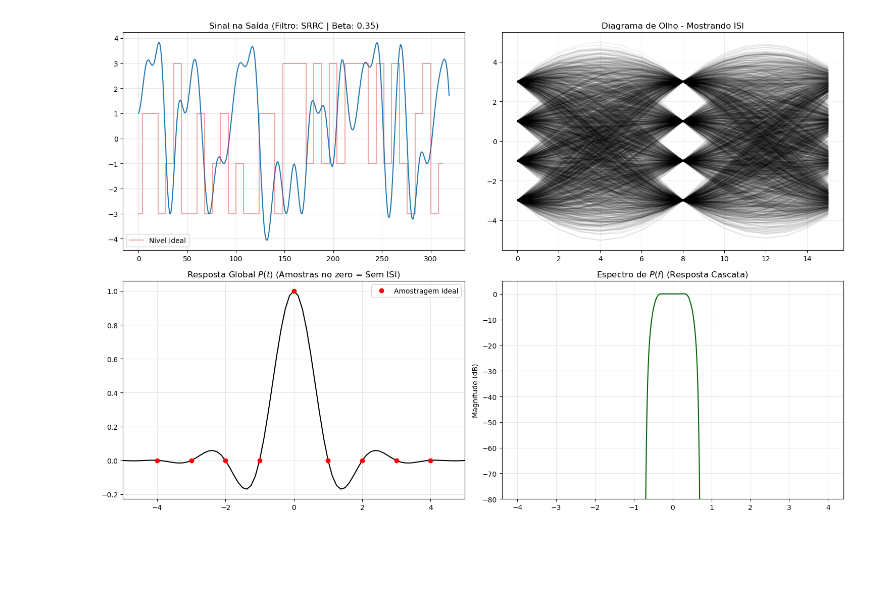
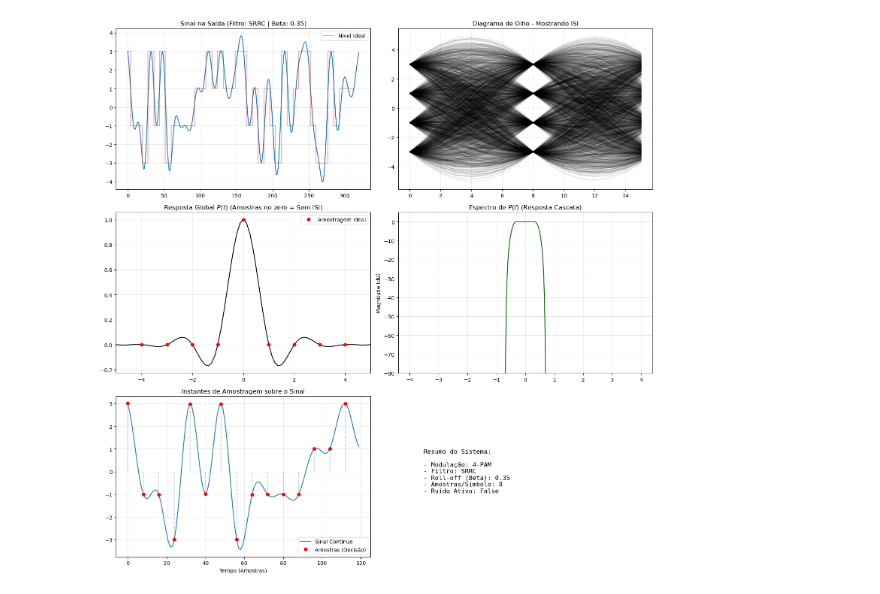
Before and after one commit to luiz10ml/T27--Digital-Communication, a Jupyter notebook: Eye Diagram/eyeDiagramSimulation.ipynb, the cells around one changed output. Drawn from its saved outputs; the diff is of its cells as text; code cells hidden in the pictures; blank space fills up the shorter version.

Commit message:
updating Eye Diagram Example

```diff
--- a/Eye Diagram/eyeDiagramSimulation.ipynb
+++ b/Eye Diagram/eyeDiagramSimulation.ipynb
@@ -66,43 +66,64 @@ p_t = np.convolve(tx_filter, rx_filter, mode='full')
 t_p = (np.arange(len(p_t)) - len(p_t)//2) / sps
 
 # --- 4. VISUALIZAÇÃO ---
-fig, axs = plt.subplots(2, 2, figsize=(15, 10))
+fig, axs = plt.subplots(3, 2, figsize=(15, 15)) # Layout 3x2 para incluir o novo gráfico
 
 # A. FORMA DE ONDA
 axs[0, 0].plot(rx_output[len(rx_output)//2 : len(rx_output)//2 + sps*40], color='tab:blue')
-axs[0, 0].step(np.arange(0, sps*40, sps), symbols[500:540], where='mid', color='tab:red', alpha=0.4, label='Nível Ideal')
+axs[0, 0].step(np.arange(0, sps*40, sps), symbols[num_symbols//2:num_symbols//2+40], where='mid', color='tab:red', alpha=0.4, label='Nível Ideal')
 axs[0, 0].set_title(f'Sinal na Saída (Filtro: {filter_type} | Beta: {rolloff})')
 axs[0, 0].grid(True, alpha=0.3)
 axs[0, 0].legend()
 
 # B. DIAGRAMA DE OLHO (COR PRETA)
 # Aumentamos o offset inicial para ignorar o transiente do filtro longo
-start, end = 50 * sps, len(rx_output) - 50 * sps
+start, end = 100 * sps, len(rx_output) - 100 * sps
 for i in range(start, end - 2*sps, 2*sps):
-    axs[0, 1].plot(rx_output[i : i + 2*sps], color='black', alpha=0.06)
+    axs[0, 1].plot(rx_output[i : i + 2*sps], color='black', alpha=0.07) # Alpha reduzido para densidade de 5000 símbolos
 axs[0, 1].set_title(f'Diagrama de Olho - Mostrando ISI')
 axs[0, 1].grid(True, alpha=0.2)
 
 # C. RESPOSTA AO IMPULSO P(t)
 axs[1, 0].plot(t_p, p_t / np.max(p_t), color='black', lw=1.5)
 samples = np.arange(-4, 5, 1)
 axs[1, 0].plot(samples, [1 if x==0 else 0 for x in samples], 'ro', label='Amostragem Ideal')
 axs[1, 0].set_title('Resposta Global $P(t)$ (Amostras no zero = Sem ISI)')
 axs[1, 0].set_xlim([-5, 5])
 axs[1, 0].grid(True, alpha=0.3)
 axs[1, 0].legend()
 
 # D. RESPOSTA EM FREQUÊNCIA P(f)
 N_fft = 4096
 P_f = np.fft.fftshift(np.fft.fft(p_t, N_fft))
 freqs = np.linspace(-sps/2, sps/2, N_fft)
 axs[1, 1].plot(freqs, 20 * np.log10(np.abs(P_f) / np.max(np.abs(P_f))), color='darkgreen')
 axs[1, 1].set_title('Espectro de $P(f)$ (Resposta Cascata)')
 axs[1, 1].set_ylabel('Magnitude (dB)')
 axs[1, 1].set_ylim([-80, 5])
 axs[1, 1].grid(True, alpha=0.3)
 
+# E. NOVO: FORMA DE ONDA COM INSTANTES DE AMOSTRAGEM (ZOOM)
+# Visualização focada nos instantes de decisão (amostragem ideal)
+num_view = 15 # Mostrar 15 símbolos
+start_idx = len(rx_output)//2
+time_range = np.arange(0, num_view * sps)
+signal_segment = rx_output[start_idx : start_idx + num_view * sps]
+sample_idx = np.arange(0, num_view * sps, sps)
+sample_vals = signal_segment[sample_idx]
+
+axs[2, 0].plot(time_range, signal_segment, color='tab:blue', label='Sinal Contínuo')
+axs[2, 0].plot(sample_idx, sample_vals, 'ro', label='Amostras (Decisão)')
+axs[2, 0].vlines(sample_idx, 0, sample_vals, colors='gray', linestyles='--', alpha=0.4)
+axs[2, 0].set_title('Instantes de Amostragem sobre o Sinal')
+axs[2, 0].set_xlabel('Tempo (Amostras)')
+axs[2, 0].grid(True, alpha=0.3)
+axs[2, 0].legend()
+
+# F. RESUMO DAS CONFIGURAÇÕES (Mantendo o espaço extra organizado)
+axs[2, 1].axis('off')
+axs[2, 1].text(0.1, 0.4, f"Resumo do Sistema:\n\n- Modulação: {M}-PAM\n- Filtro: {filter_type}\n- Roll-off (Beta): {rolloff}\n- Amostras/Símbolo: {sps}\n- Ruído Ativo: {noise_on}", fontsize=12, family='monospace')
+
 plt.tight_layout()
 plt.show()
 # %% [output]
-[figure, old version]
+[figure, new version]
```
